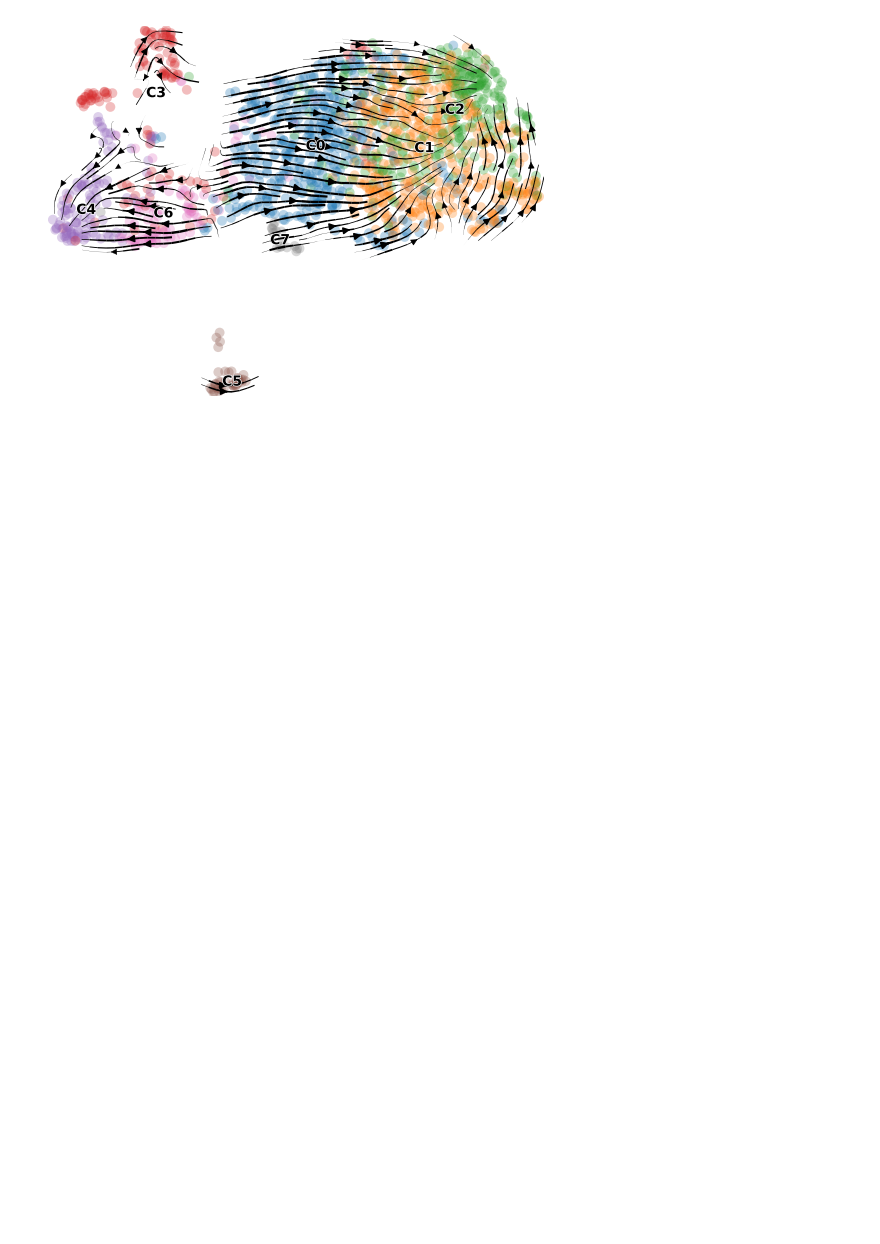
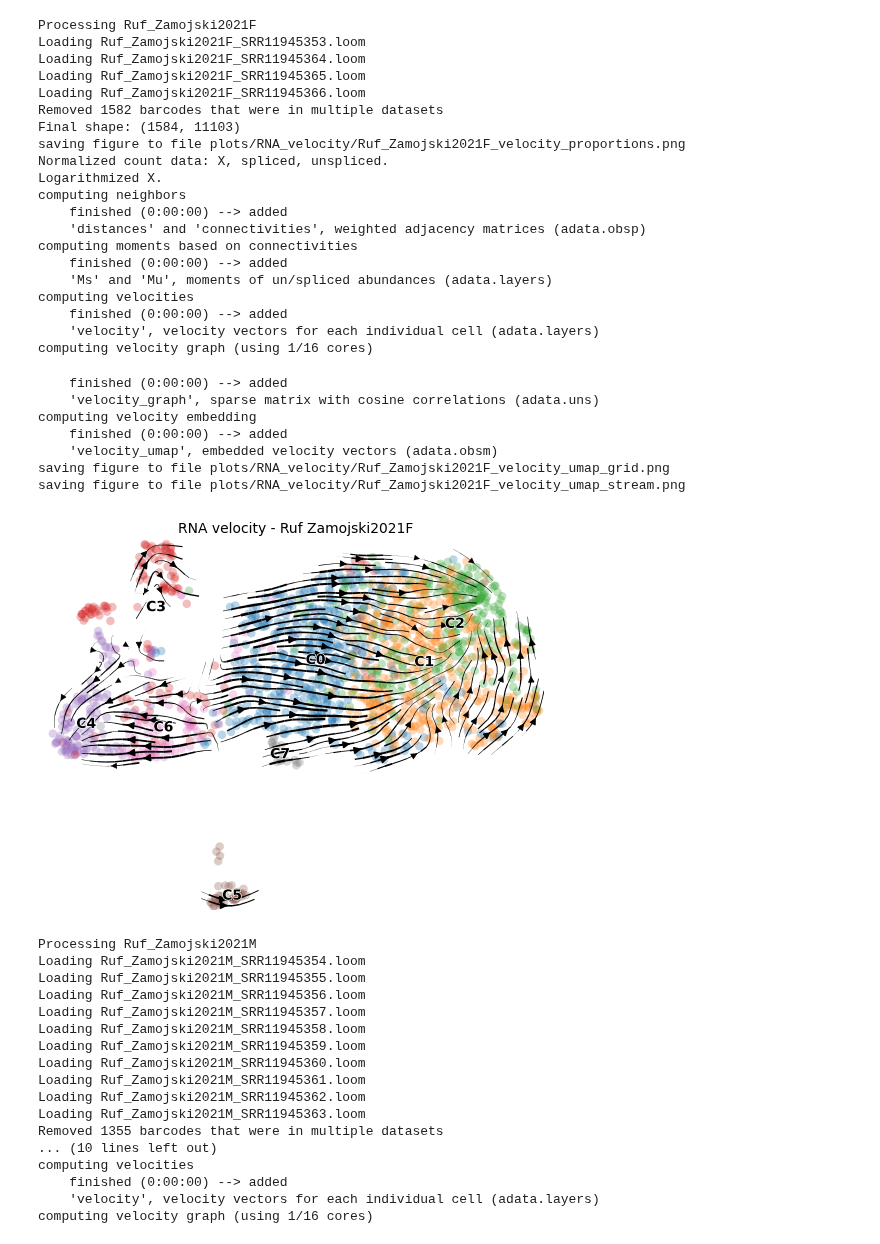
Before and after one commit to nicolaromano/corticotroph-heterogeneity, a Jupyter notebook: 12b_scvelo.ipynb, the cells around one changed output. Drawn from its saved outputs; the diff is of its cells as text; code cells hidden in the pictures; blank space fills up the shorter version.

Commit message:
Calculated velocity for all datasets

```diff
--- a/12b_scvelo.ipynb
+++ b/12b_scvelo.ipynb
@@ -179,4 +114,71 @@ computing velocity embedding
-# %%
-scv.pl.velocity_embedding_stream(adata, basis='umap', color=['cluster'], size=200, title='')
-# %% [output]
-[figure, removed]
+# %%
+output_dir = 'plots/RNA_velocity/'
+
+if not os.path.exists(output_dir):
+    os.makedirs(output_dir)
+
+datasets = datasets[~datasets['study_id'].isin(['Ho2020M', 'Ho2020F'])]
+
+for dataset in datasets['study_id'].unique():
+    print(f"Processing {dataset}")
+    adata = convert_to_AnnData(dataset)
+    adata.write(f"{loom_dir}{dataset}_velocity.h5ad")
+
+    scv.pl.proportions(adata, groupby='cluster',
+                       show=False, save=f"{output_dir}{dataset}_velocity_proportions.png")
+
+    scv.pp.filter_and_normalize(adata)
+    scv.pp.moments(adata)
+    scv.tl.velocity(adata, mode='stochastic')
+    scv.tl.velocity_graph(adata)
+    scv.pl.velocity_embedding_grid(adata, basis='umap', color='cluster', title=f"RNA velocity - {dataset}", scale=0.25,
+                                   show=False, save=f"{output_dir}{dataset}_velocity_umap_grid.png")
+    scv.pl.velocity_embedding_stream(adata, basis='umap', color=['cluster'],
+                                     size=150, title=f"RNA velocity - {dataset}",
+                                     show=True, save=f"{output_dir}{dataset}_velocity_umap_stream.png")
+# %% [output]
+Processing Ruf_Zamojski2021F
+Loading Ruf_Zamojski2021F_SRR11945353.loom
+Loading Ruf_Zamojski2021F_SRR11945364.loom
+Loading Ruf_Zamojski2021F_SRR11945365.loom
+Loading Ruf_Zamojski2021F_SRR11945366.loom
+Removed 1582 barcodes that were in multiple datasets
+Final shape: (1584, 11103)
+saving figure to file plots/RNA_velocity/Ruf_Zamojski2021F_velocity_proportions.png
+Normalized count data: X, spliced, unspliced.
+Logarithmized X.
+computing neighbors
+    finished (0:00:00) --> added
+    'distances' and 'connectivities', weighted adjacency matrices (adata.obsp)
+computing moments based on connectivities
+    finished (0:00:00) --> added
+    'Ms' and 'Mu', moments of un/spliced abundances (adata.layers)
+computing velocities
+    finished (0:00:00) --> added
+    'velocity', velocity vectors for each individual cell (adata.layers)
+computing velocity graph (using 1/16 cores)
+    finished (0:00:00) --> added
+    'velocity_graph', sparse matrix with cosine correlations (adata.uns)
+computing velocity embedding
+    finished (0:00:00) --> added
+    'velocity_umap', embedded velocity vectors (adata.obsm)
+saving figure to file plots/RNA_velocity/Ruf_Zamojski2021F_velocity_umap_grid.png
+saving figure to file plots/RNA_velocity/Ruf_Zamojski2021F_velocity_umap_stream.png
+[figure, added]
+Processing Ruf_Zamojski2021M
+Loading Ruf_Zamojski2021M_SRR11945354.loom
+Loading Ruf_Zamojski2021M_SRR11945355.loom
+Loading Ruf_Zamojski2021M_SRR11945356.loom
+Loading Ruf_Zamojski2021M_SRR11945357.loom
+Loading Ruf_Zamojski2021M_SRR11945358.loom
+Loading Ruf_Zamojski2021M_SRR11945359.loom
+Loading Ruf_Zamojski2021M_SRR11945360.loom
+Loading Ruf_Zamojski2021M_SRR11945361.loom
+Loading Ruf_Zamojski2021M_SRR11945362.loom
+Loading Ruf_Zamojski2021M_SRR11945363.loom
+Removed 1355 barcodes that were in multiple datasets
+... (10 lines left out)
+computing velocities
+    finished (0:00:00) --> added
+    'velocity', velocity vectors for each individual cell (adata.layers)
+computing velocity graph (using 1/16 cores)
```
Also changed, not shown: parts of 8 cells of this notebook.
